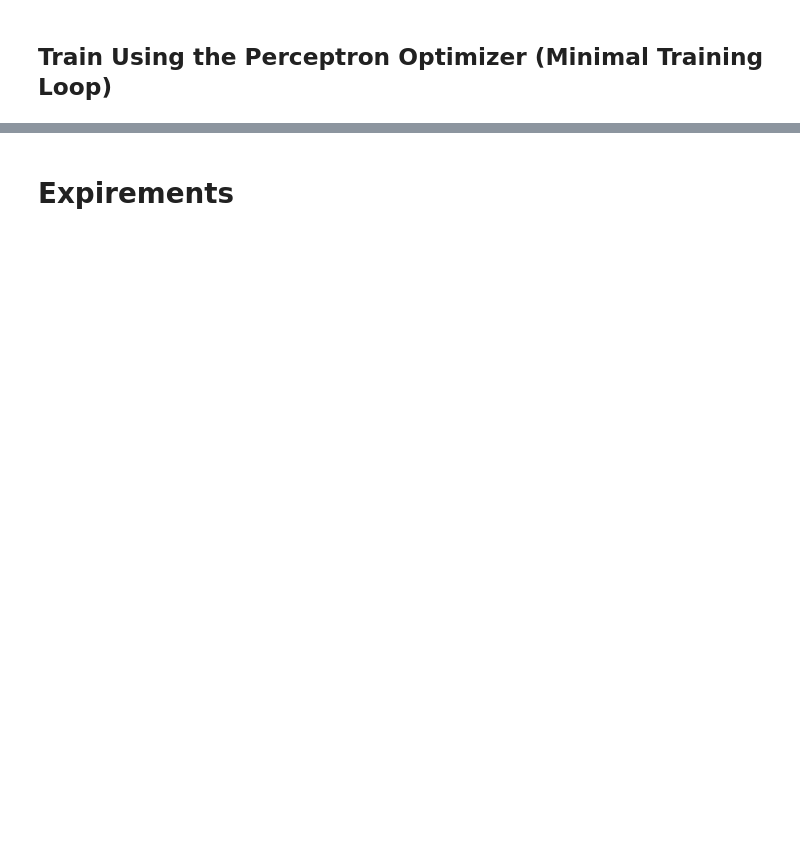
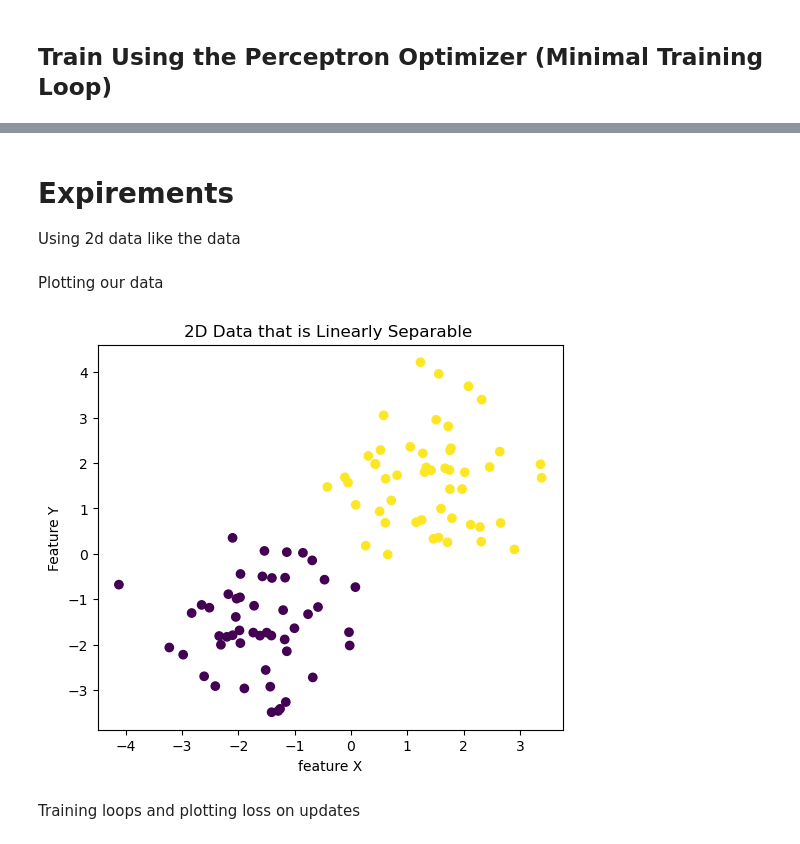
Before and after one commit to Pbabu-Github/ML-Projects, a Jupyter notebook: posts/perceptron/index.ipynb, the cells around one changed output, grey strips where cells are left out. Drawn from its saved outputs; the diff is of its cells as text; code cells hidden in the pictures; blank space fills up the shorter version.

```diff
--- a/posts/perceptron/index.ipynb
+++ b/posts/perceptron/index.ipynb
@@ -82,2 +82,28 @@ Epoch 10: loss = 0.1900
-# %% [markdown]
-# Expirements
+# %% [markdown]
+# Expirements
+
+Using ‍‍‍‍‍‍‍‍‍‍‍‍‍‍‍‍‍‍‍‍2d ‍‍‍‍‍‍‍‍‍‍‍‍‍‍‍‍‍‍‍‍data ‍‍‍‍‍‍‍‍‍‍‍‍‍‍‍‍‍‍‍‍like ‍‍‍‍‍‍‍‍‍‍‍‍‍‍‍‍‍‍‍‍the ‍‍‍‍‍‍‍‍‍‍‍‍‍‍‍‍‍‍‍‍data ‍‍‍‍‍‍‍‍‍‍‍‍‍‍‍‍‍‍
+# %%
+from sklearn.datasets import make_blobs
+import torch
+
+# Generate two separable clusters
+X_np, y_np = make_blobs(n_samples=100, n_features=2, centers=[[-1.5, -1.5], [1.5, 1.5]], random_state=42)
+
+# Convert to PyTorch tensors
+X = torch.tensor(X_np, dtype=torch.float32)
+y = torch.tensor(y_np, dtype=torch.float32)  # Note: still in {0,1}
+# %% [markdown]
+Plotting our data
+# %%
+# Plot the data
+plt.figure(figsize=(6, 5))
+plt.scatter(X_np[:, 0], X_np[:, 1], c=y_np)
+plt.xlabel("feature X")
+plt.ylabel("Feature Y")
+plt.title("2D Data that is Linearly Separable ")
+plt.show()
+# %% [output]
+[figure, added]
+# %% [markdown]
+Training loops and plotting loss on updates
```
Also changed, not shown: parts of 5 cells of this notebook, 7 other files.
